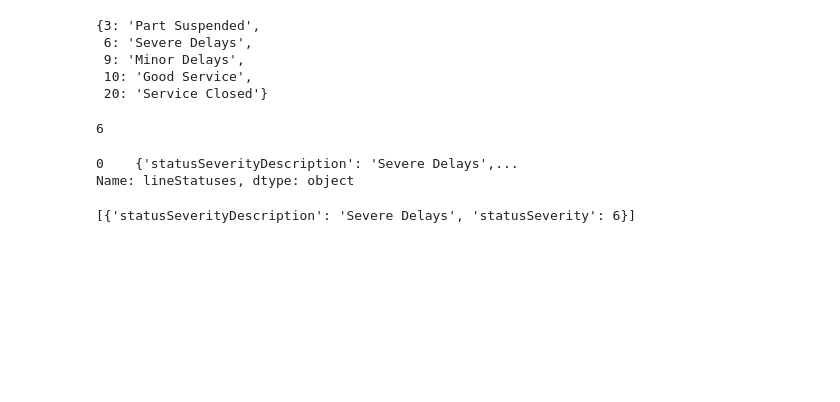
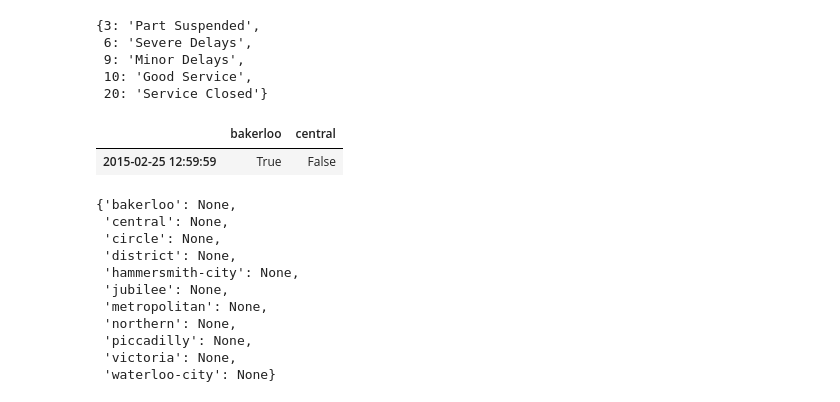
Before and after one commit to ihuston/dis-datascience, a Jupyter notebook: exploration/Initial Exploration.ipynb, the cells around one changed output. Saved outputs shown, nothing was run; the diff lists cells and outputs as text; code cells hidden in the pictures; blank space fills up the shorter version.

Commit message:
Start parsing values for each line.
Signed-off-by: Ellie Casey <elcasey@pivotal.io>

```diff
--- a/exploration/Initial Exploration.ipynb
+++ b/exploration/Initial Exploration.ipynb
@@ -285,19 +278,13 @@ get_status_severities(full_path_all_files[1000:2000])
  9: 'Minor Delays',
  10: 'Good Service',
  20: 'Service Closed'}
-# %%
-our_json = '[{"lineStatuses":[{"statusSeverity":6, "statusSeverityDescription":"Severe Delays"}]}]'
-df = pd.read_json(our_json)
-df.ix[0]['lineStatuses'][0]['statusSeverity']
-# %% [output]
-6
-# %%
-df['lineStatuses']
-# %% [output]
-0    {'statusSeverityDescription': 'Severe Delays',...
-Name: lineStatuses, dtype: object
-# %%
-for l in df.lineStatuses:
-    print(l)
-# %% [output]
-[{'statusSeverityDescription': 'Severe Delays', 'statusSeverity': 6}]
+# %%
+d = {'central':10, 'bakerloo':9}
+time = pd.datetime(2015, 2, 25, 12, 59, 59)
+# %%
+empty_df = pd.DataFrame({'central':None, 'bakerloo':10}, index=[time])
+# %%
+empty_df.notnull()
+# %% [output]
+|  | bakerloo | central |
+| 2015-02-25 12:59:59 | True | False |
@@ -303,0 +293,14 @@ for l in df.lineStatuses:
+# %%
+{l:None for l in lines}
+# %% [output]
+{'bakerloo': None,
+ 'central': None,
+ 'circle': None,
+ 'district': None,
+ 'hammersmith-city': None,
+ 'jubilee': None,
+ 'metropolitan': None,
+ 'northern': None,
+ 'piccadilly': None,
+ 'victoria': None,
+ 'waterloo-city': None}
```
Also changed, not shown: parts of 12 cells of this notebook, 2 other files.
